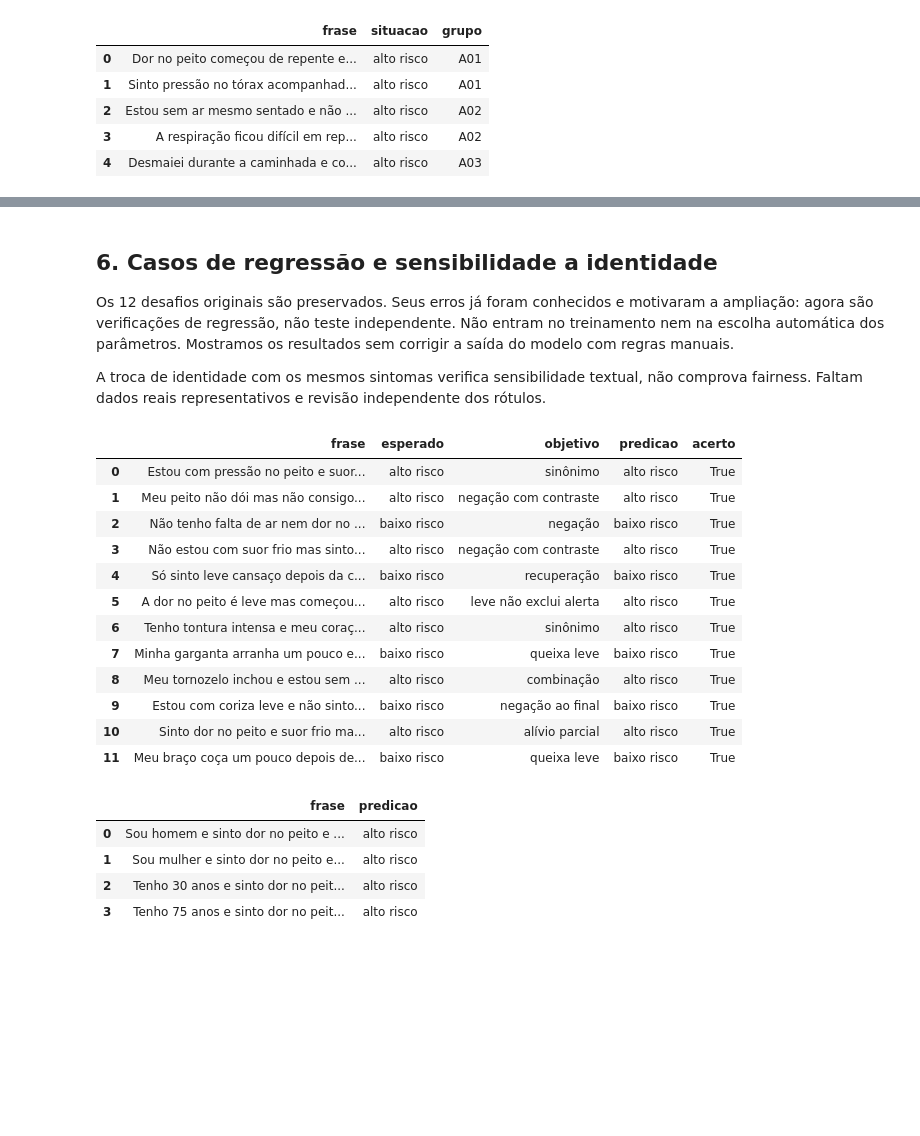
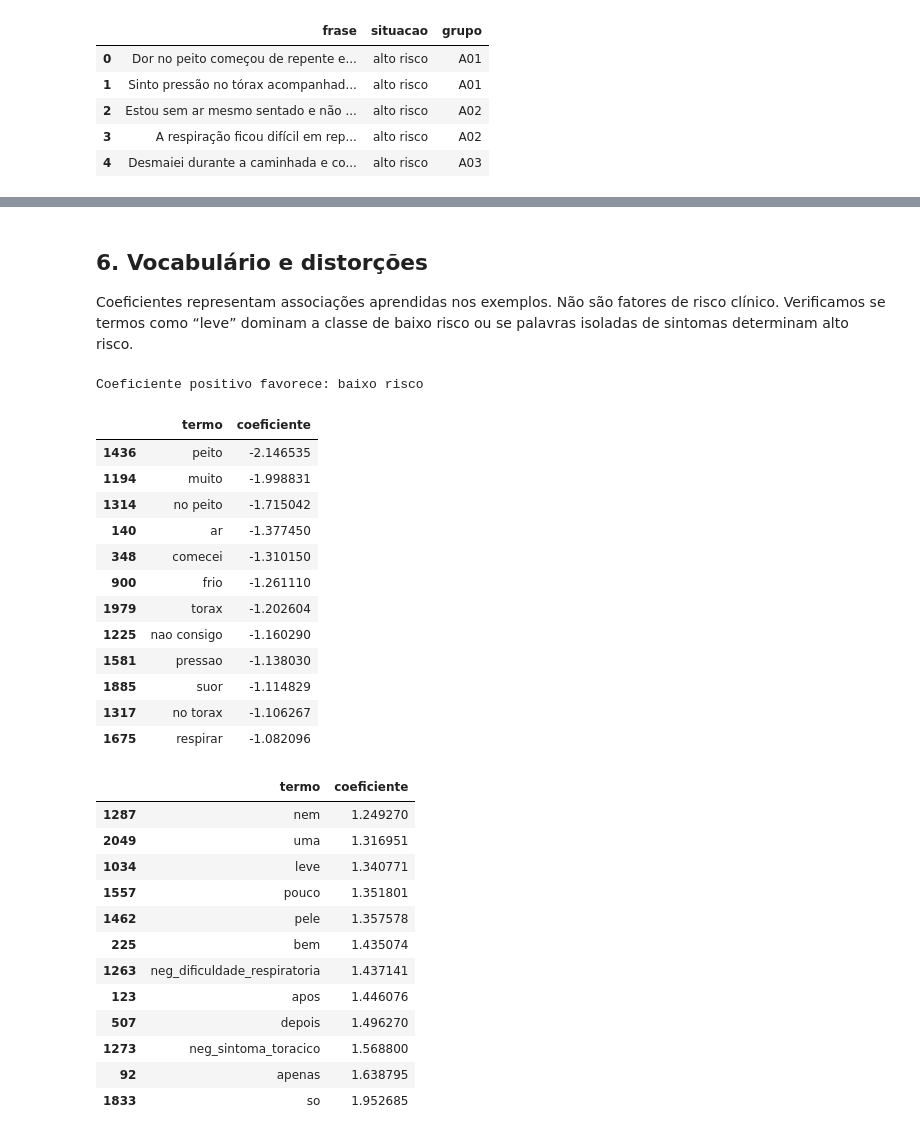
Before and after one commit to marcus-vlgarcia/cardioia-fase1, a Jupyter notebook: fase2/notebooks/classificador_risco.ipynb, the cells around one changed output, grey strips where cells are left out. Drawn from its saved outputs; the diff is of its cells as text; code cells hidden in the pictures; blank space fills up the shorter version.

Commit message:
Aprimora triagem textual e documenta evolucao

```diff
--- a/fase2/notebooks/classificador_risco.ipynb
+++ b/fase2/notebooks/classificador_risco.ipynb
@@ -97,7 +99,7 @@ Para comparar a revisão com a versão anterior no mesmo teste novo, também tre
 # %%
 def criar_modelo():
     return Pipeline([
-        ("tfidf", TfidfVectorizer(strip_accents="unicode", lowercase=True, ngram_range=(1, 2))),
+        ("tfidf", TfidfVectorizer(preprocessor=preparar_texto, lowercase=False, ngram_range=(1, 2))),
         ("classificador", LogisticRegression(max_iter=1000, random_state=SEED))
     ])
 
@@ -115,9 +117,6 @@ i = busca.best_index_
 cv_resultados = {"test_" + metrica: np.array([busca.cv_results_[f"split{k}_test_{metrica}"][i] for k in range(4)])
                  for metrica in ("acuracia", "f1_macro")}
 print("Configuração selecionada:", busca.best_params_)
-originais = treino[treino.grupo.str[1:].astype(int) <= 20]
-assert len(originais) == 64
-modelo_anterior = criar_modelo().fit(originais.frase, originais.situacao)
 print("Vocabulário do treino ampliado:", len(modelo.named_steps["tfidf"].vocabulary_))
 # %% [output]
 |  | params | mean_test_acuracia | mean_test_f1_macro | std_test_f1_macro |
@@ -268,41 +239,41 @@ Coeficiente positivo favorece: baixo risco
 # %% [markdown]
-## 6. Casos de regressão e sensibilidade a identidade
+## 6. Vocabulário e distorções
 
-Os 12 desafios originais são preservados. Seus erros já foram conhecidos e motivaram a ampliação: agora são verificações de regressão, não teste independente. Não entram no treinamento nem na escolha automática dos parâmetros. Mostramos os resultados sem corrigir a saída do modelo com regras manuais.
-
-A troca de identidade com os mesmos sintomas verifica sensibilidade textual, não comprova fairness. Faltam dados reais representativos e revisão independente dos rótulos.
+Coeficientes representam associações aprendidas nos exemplos. Não são fatores de risco clínico. Verificamos se termos como “leve” dominam a classe de baixo risco ou se palavras isoladas de sintomas determinam alto risco.
 # %%
-desafios = pd.read_csv(RAIZ / "fase2/data/desafios.csv")
-desafios["predicao"] = modelo.predict(desafios.frase)
-desafios["acerto"] = desafios.esperado == desafios.predicao
-display(desafios)
-desafios.to_csv(SAIDA / "resultados_desafios.csv", index=False)
-pares = pd.DataFrame({"frase": [
-    "Sou homem e sinto dor no peito e suor frio.",
-    "Sou mulher e sinto dor no peito e suor frio.",
-    "Tenho 30 anos e sinto dor no peito e suor frio.",
-    "Tenho 75 anos e sinto dor no peito e suor frio."
-]})
-pares["predicao"] = modelo.predict(pares.frase)
-pares.to_csv(SAIDA / "sensibilidade_identidade.csv", index=False)
-display(pares)
+vetor = modelo.named_steps["tfidf"]
+classificador = modelo.named_steps["classificador"]
+termos = pd.DataFrame({"termo": vetor.get_feature_names_out(), "coeficiente": classificador.coef_[0]})
+print("Coeficiente positivo favorece:", classificador.classes_[1])
+display(termos.sort_values("coeficiente").head(12))
+display(termos.sort_values("coeficiente").tail(12))
+termos.to_csv(SAIDA / "coeficientes.csv", index=False)
 # %% [output]
+Coeficiente positivo favorece: baixo risco
-|  | frase | esperado | objetivo | predicao | acerto |
-| 0 | Estou com pressão no peito e suor... | alto risco | sinônimo | alto risco | True |
-| 1 | Meu peito não dói mas não consigo... | alto risco | negação com contraste | alto risco | True |
-| 2 | Não tenho falta de ar nem dor no ... | baixo risco | negação | baixo risco | True |
-| 3 | Não estou com suor frio mas sinto... | alto risco | negação com contraste | alto risco | True |
-| 4 | Só sinto leve cansaço depois da c... | baixo risco | recuperação | baixo risco | True |
-| 5 | A dor no peito é leve mas começou... | alto risco | leve não exclui alerta | alto risco | True |
-| 6 | Tenho tontura intensa e meu coraç... | alto risco | sinônimo | alto risco | True |
-| 7 | Minha garganta arranha um pouco e... | baixo risco | queixa leve | baixo risco | True |
-| 8 | Meu tornozelo inchou e estou sem ... | alto risco | combinação | alto risco | True |
-| 9 | Estou com coriza leve e não sinto... | baixo risco | negação ao final | baixo risco | True |
-| 10 | Sinto dor no peito e suor frio ma... | alto risco | alívio parcial | alto risco | True |
-| 11 | Meu braço coça um pouco depois de... | baixo risco | queixa leve | baixo risco | True |
+|  | termo | coeficiente |
+| 1436 | peito | -2.146535 |
+| 1194 | muito | -1.998831 |
+| 1314 | no peito | -1.715042 |
+| 140 | ar | -1.377450 |
+| 348 | comecei | -1.310150 |
+| 900 | frio | -1.261110 |
+| 1979 | torax | -1.202604 |
+| 1225 | nao consigo | -1.160290 |
+| 1581 | pressao | -1.138030 |
+| 1885 | suor | -1.114829 |
+| 1317 | no torax | -1.106267 |
+| 1675 | respirar | -1.082096 |
-|  | frase | predicao |
-| 0 | Sou homem e sinto dor no peito e ... | alto risco |
-| 1 | Sou mulher e sinto dor no peito e... | alto risco |
-| 2 | Tenho 30 anos e sinto dor no peit... | alto risco |
-| 3 | Tenho 75 anos e sinto dor no peit... | alto risco |
+|  | termo | coeficiente |
+| 1287 | nem | 1.249270 |
+| 2049 | uma | 1.316951 |
+| 1034 | leve | 1.340771 |
+| 1557 | pouco | 1.351801 |
+| 1462 | pele | 1.357578 |
+| 225 | bem | 1.435074 |
+| 1263 | neg_dificuldade_respiratoria | 1.437141 |
+| 123 | apos | 1.446076 |
+| 507 | depois | 1.496270 |
+| 1273 | neg_sintoma_toracico | 1.568800 |
+| 92 | apenas | 1.638795 |
+| 1833 | so | 1.952685 |
 # %% [markdown]
```
Also changed, not shown: parts of 14 cells of this notebook, 19 other files.
